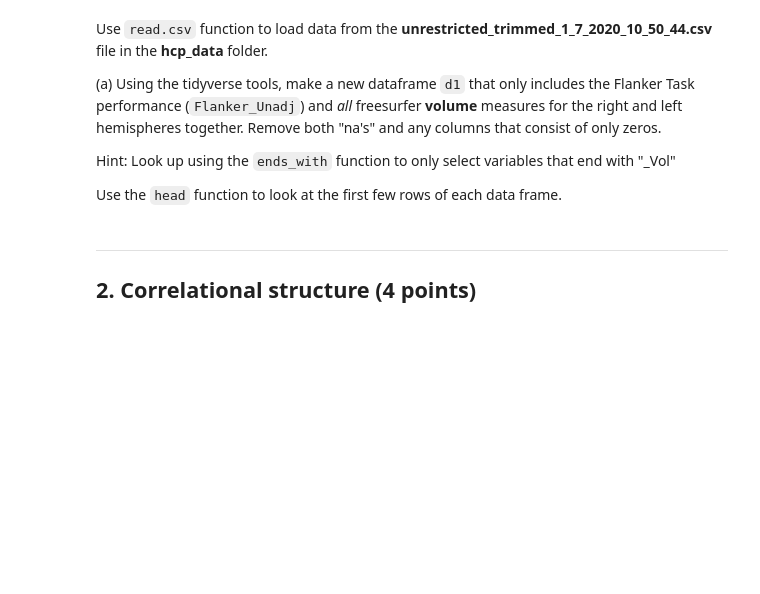
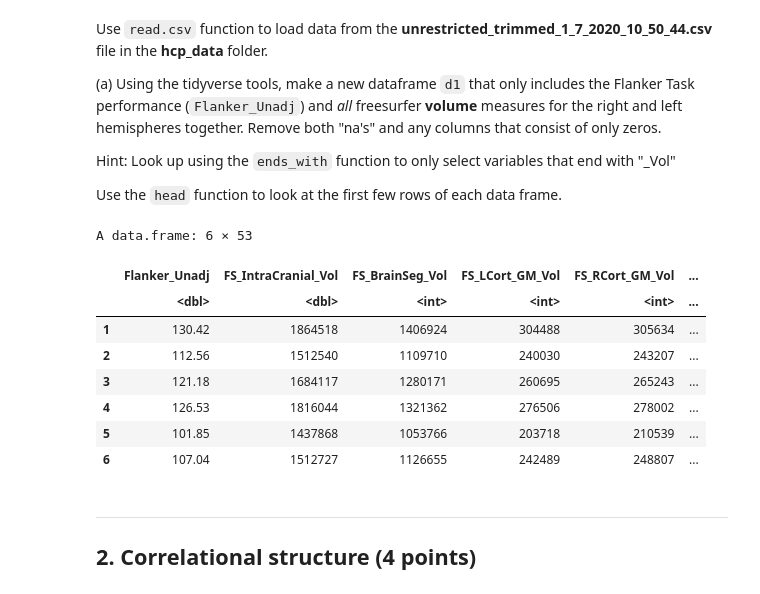
Before and after one commit to cnsimmons/Simmons_DSPN_S25, a Jupyter notebook: ExerciseSubmissions/ex18_principal-component-methods.ipynb, the cells around one changed output. Cells and saved outputs as stored; diff of their text form; code cells hidden in the pictures; blank space fills up the shorter version.

```diff
--- a/ExerciseSubmissions/ex18_principal-component-methods.ipynb
+++ b/ExerciseSubmissions/ex18_principal-component-methods.ipynb
@@ -30,3 +32,25 @@ Use the `head` function to look at the first few rows of each data frame.
+# %%
+# Read the data
+hcp_data <- read.csv("Homework datasets/hcp_data/unrestricted_trimmed_1_7_2020_10_50_44.csv")
+
+# Creating dataframe d1 with Flanker Task performance and freesurfer volume measures
+d1 <- hcp_data %>%
+  select(Flanker_Unadj, ends_with("_Vol")) %>%
+  filter(complete.cases(.)) %>%
+  select_if(~!all(. == 0))
+
+# View first few rows
+head(d1)
+# %% [output]
+A data.frame: 6 × 53
+|  | Flanker_Unadj | FS_IntraCranial_Vol | FS_BrainSeg_Vol | FS_LCort_GM_Vol | FS_RCort_GM_Vol | ... |
+|  | <dbl> | <dbl> | <int> | <int> | <int> | ... |
+| 1 | 130.42 | 1864518 | 1406924 | 304488 | 305634 | ... |
+| 2 | 112.56 | 1512540 | 1109710 | 240030 | 243207 | ... |
+| 3 | 121.18 | 1684117 | 1280171 | 260695 | 265243 | ... |
+| 4 | 126.53 | 1816044 | 1321362 | 276506 | 278002 | ... |
+| 5 | 101.85 | 1437868 | 1053766 | 203718 | 210539 | ... |
+| 6 | 107.04 | 1512727 | 1126655 | 242489 | 248807 | ... |
 # %% [markdown]
 ---
 ## 2. Correlational structure (4 points)
```
Also changed, not shown: parts of 21 cells of this notebook.
